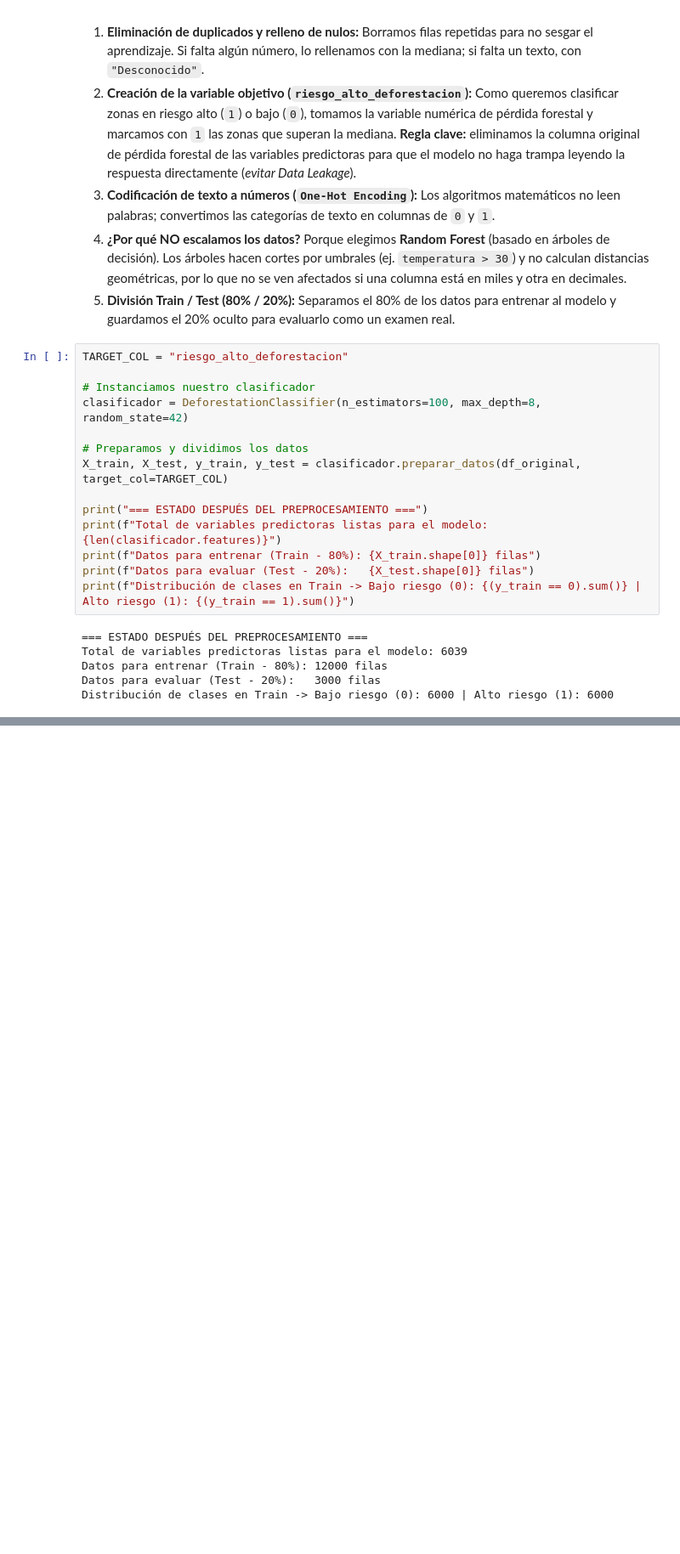
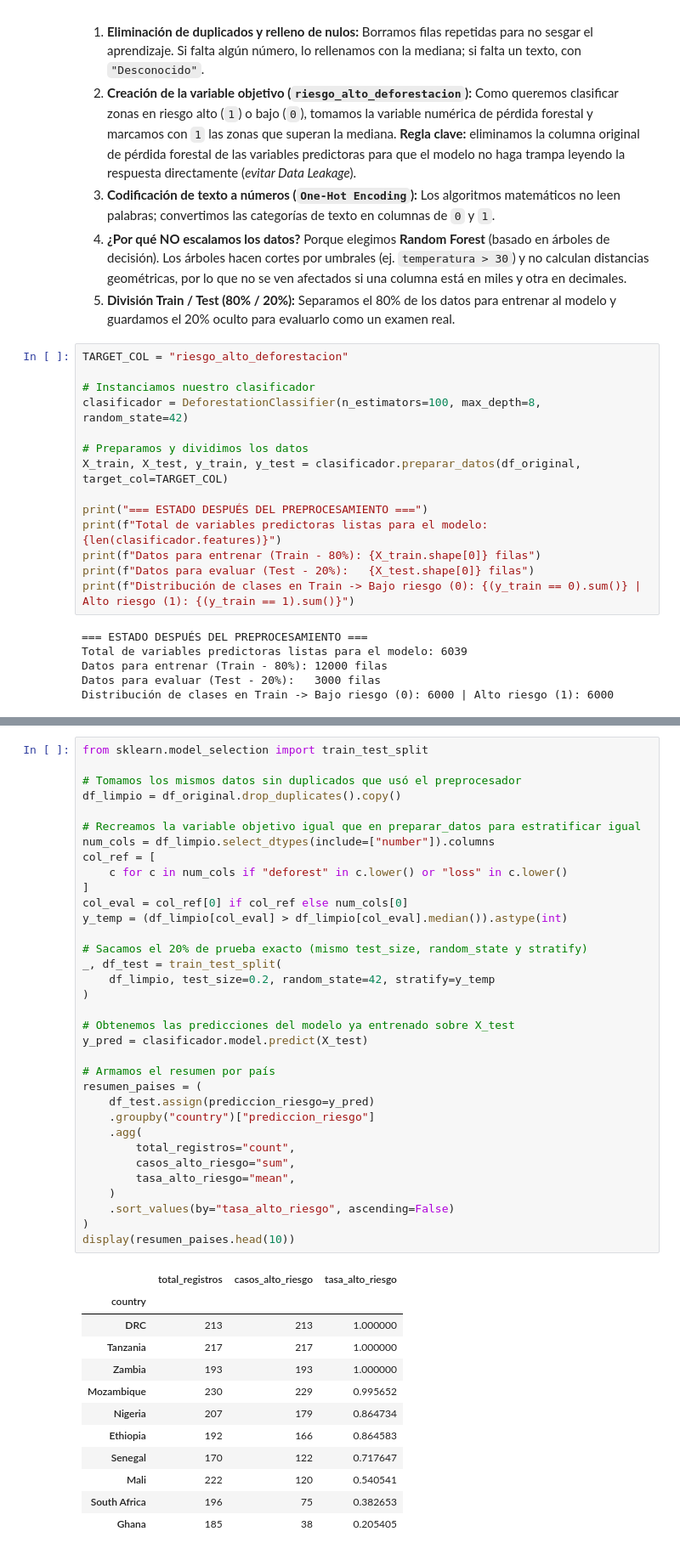
Before and after one commit to Vicma98/MachineLearning, a Jupyter notebook: src/sincronicas/AE3.ipynb, the cells around one changed output, grey strips where cells are left out. Shown at 85% size. Cells and saved outputs as stored; diff of their text form; blank space fills up the shorter version.

```diff
--- a/src/sincronicas/AE3.ipynb
+++ b/src/sincronicas/AE3.ipynb
@@ -161,6 +162,53 @@ Profundidad 12 -> Accuracy: 0.943 | Recall: 0.968 | F1-Score: 0.9444
 - f1_score: 0.9422
 [figure]
 Gráfica guardada en: reportes/matriz_confusion_ae3.png
+# %%
+from sklearn.model_selection import train_test_split
+
+# Tomamos los mismos datos sin duplicados que usó el preprocesador
+df_limpio = df_original.drop_duplicates().copy()
+
+# Recreamos la variable objetivo igual que en preparar_datos para estratificar igual
+num_cols = df_limpio.select_dtypes(include=["number"]).columns
+col_ref = [
+    c for c in num_cols if "deforest" in c.lower() or "loss" in c.lower()
+]
+col_eval = col_ref[0] if col_ref else num_cols[0]
+y_temp = (df_limpio[col_eval] > df_limpio[col_eval].median()).astype(int)
+
+# Sacamos el 20% de prueba exacto (mismo test_size, random_state y stratify)
+_, df_test = train_test_split(
+    df_limpio, test_size=0.2, random_state=42, stratify=y_temp
+)
+
+# Obtenemos las predicciones del modelo ya entrenado sobre X_test
+y_pred = clasificador.model.predict(X_test)
+
+# Armamos el resumen por país
+resumen_paises = (
+    df_test.assign(prediccion_riesgo=y_pred)
+    .groupby("country")["prediccion_riesgo"]
+    .agg(
+        total_registros="count",
+        casos_alto_riesgo="sum",
+        tasa_alto_riesgo="mean",
+    )
+    .sort_values(by="tasa_alto_riesgo", ascending=False)
+)
+display(resumen_paises.head(10))
+# %% [output]
+|  | total_registros | casos_alto_riesgo | tasa_alto_riesgo |
+| country |  |  |  |
+| DRC | 213 | 213 | 1.000000 |
+| Tanzania | 217 | 217 | 1.000000 |
+| Zambia | 193 | 193 | 1.000000 |
+| Mozambique | 230 | 229 | 0.995652 |
+| Nigeria | 207 | 179 | 0.864734 |
+| Ethiopia | 192 | 166 | 0.864583 |
+| Senegal | 170 | 122 | 0.717647 |
+| Mali | 222 | 120 | 0.540541 |
+| South Africa | 196 | 75 | 0.382653 |
+| Ghana | 185 | 38 | 0.205405 |
 # %%
 
 from pathlib import Path
```
Also changed, not shown: parts of 3 cells of this notebook, 2 other files.
